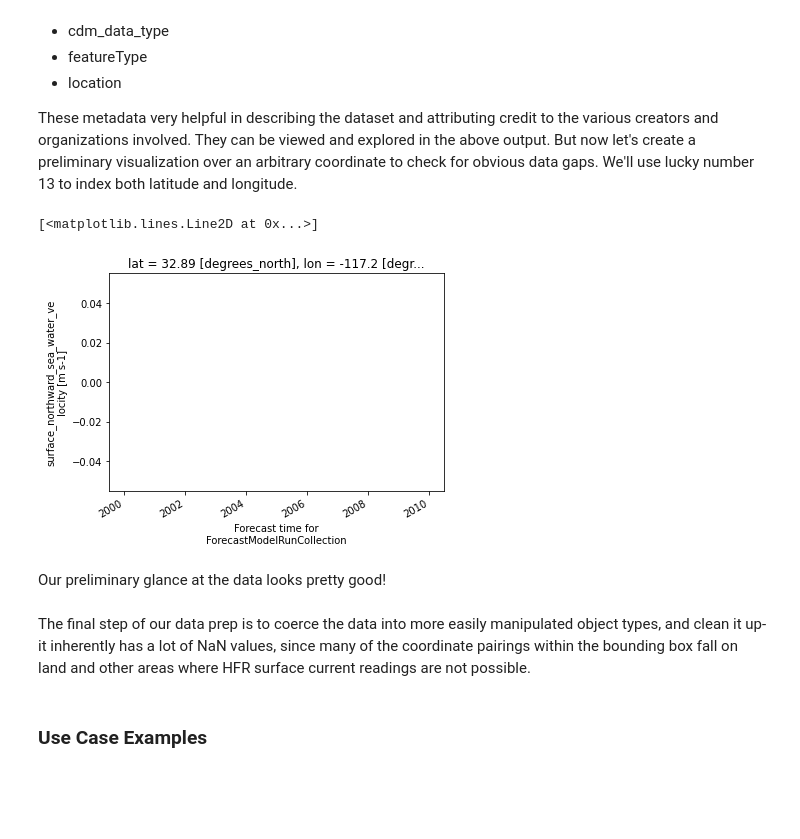
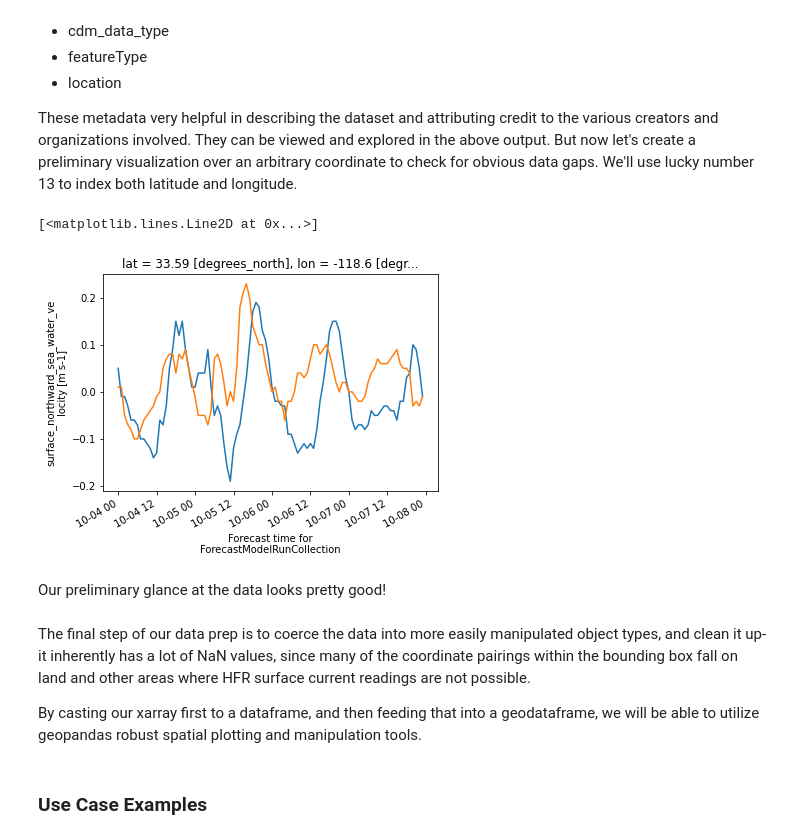
Before and after one commit to fullbeats/EDS220-SeaSurfaceCurrents, a Jupyter notebook: HFR_Surface_Current_Completed.ipynb, the cells around one changed output. Saved outputs shown, nothing was run; the diff lists cells and outputs as text; code cells hidden in the pictures; blank space fills up the shorter version.

```diff
--- a/HFR_Surface_Current_Completed.ipynb
+++ b/HFR_Surface_Current_Completed.ipynb
@@ -228,16 +234,18 @@ Additionally, metadata is stored for the data under the 'Attributes' tab of the
 These metadata very helpful in describing the dataset and attributing credit to the various creators and organizations involved. They can be viewed and explored in the above output. But now let's create a preliminary visualization over an arbitrary coordinate to check for obvious data gaps. We'll use lucky number 13 to index both latitude and longitude.
 # %%
 # Plot u & v for a valid coordinate over timespan to check data gaps
-single_coord = ds_hb_spill.isel(lat=0, lon=34)
+single_coord = ds_hb_spill.isel(lat=13, lon=13)
 single_coord.u.plot()
 single_coord.v.plot()
 # %% [output]
 [<matplotlib.lines.Line2D at 0x...>]
-[figure, old version]
+[figure, new version]
 # %% [markdown]
 Our preliminary glance at the data looks pretty good!
 # %% [markdown]
 The final step of our data prep is to coerce the data into more easily manipulated object types, and clean it up- it inherently has a lot of NaN values, since many of the coordinate pairings within the bounding box fall on land and other areas where HFR surface current readings are not possible.
+
+By casting our xarray first to a dataframe, and then feeding that into a geodataframe, we will be able to utilize geopandas robust spatial plotting and manipulation tools.
 # %%
 # Cast our 3 dimensional xarray to dataframe
 df = ds_hb_spill.to_dataframe().reset_index()
```
Also changed, not shown: parts of 17 cells of this notebook.
